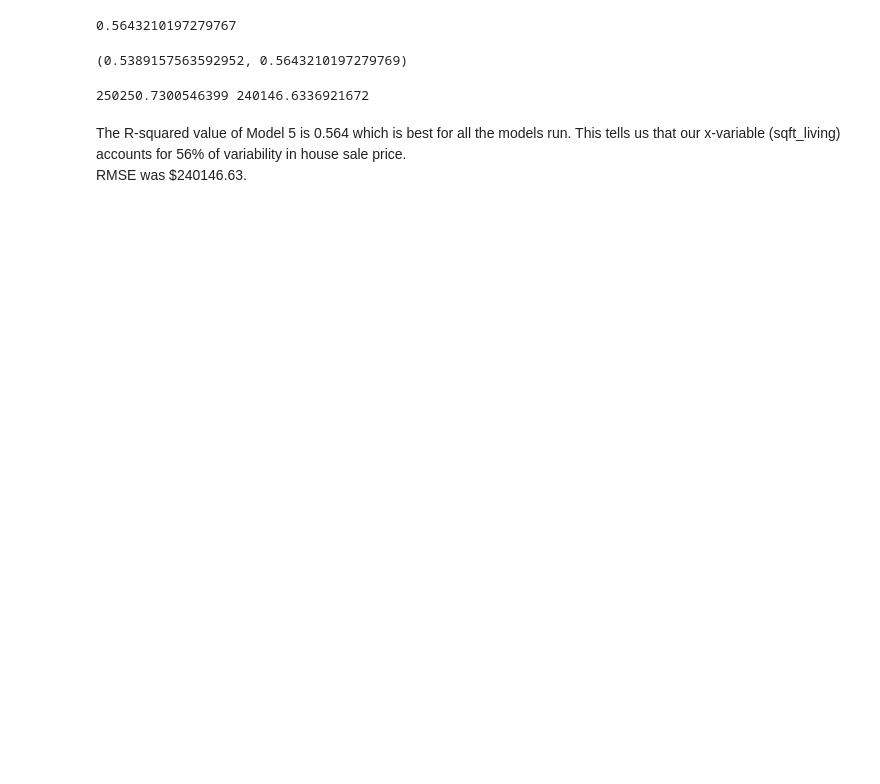
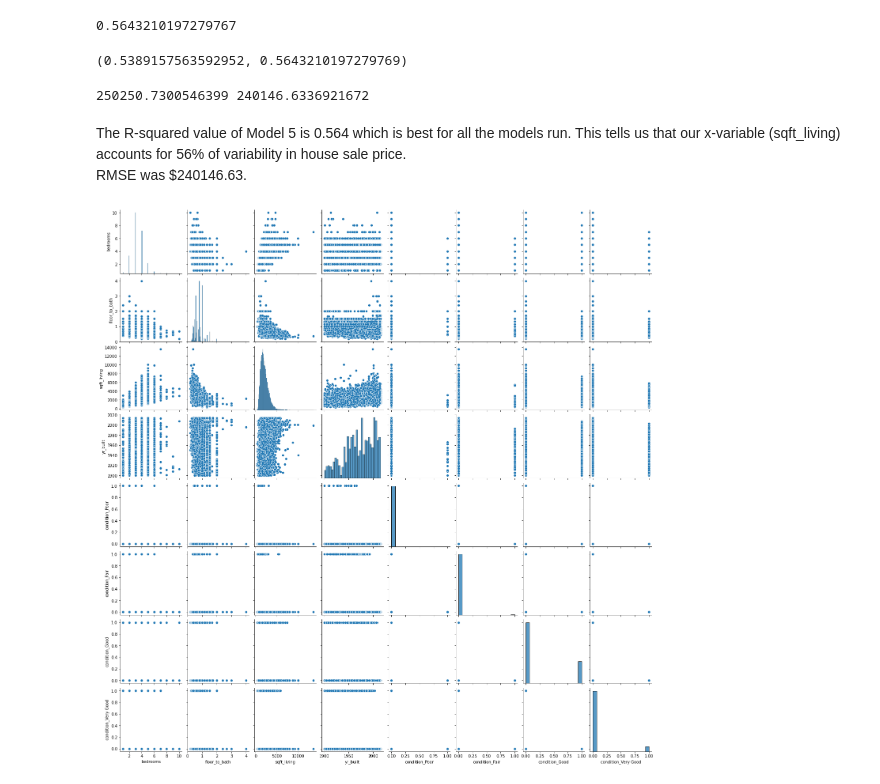
Before and after one commit to sgchatrathi/Real-Estate-Project-analysis, a Jupyter notebook: Main Notebook.ipynb, the cells around one changed output. Drawn from its saved outputs; the diff is of its cells as text; code cells hidden in the pictures; blank space fills up the shorter version.

Commit message:
Added pairplot for post

```diff
--- a/Main Notebook.ipynb
+++ b/Main Notebook.ipynb
@@ -589,3 +589,7 @@ print(train_rmse, test_rmse)
 # %% [markdown]
 The R-squared value of Model 5 is 0.564 which is best for all the models run. This tells us that our x-variable (sqft_living) accounts for 56% of variability in house sale price. <br>
 RMSE was $240146.63.
+# %%
+sns.pairplot(X_train);
+# %% [output]
+[figure, added]
```
Also changed, not shown: parts of 9 cells of this notebook.
